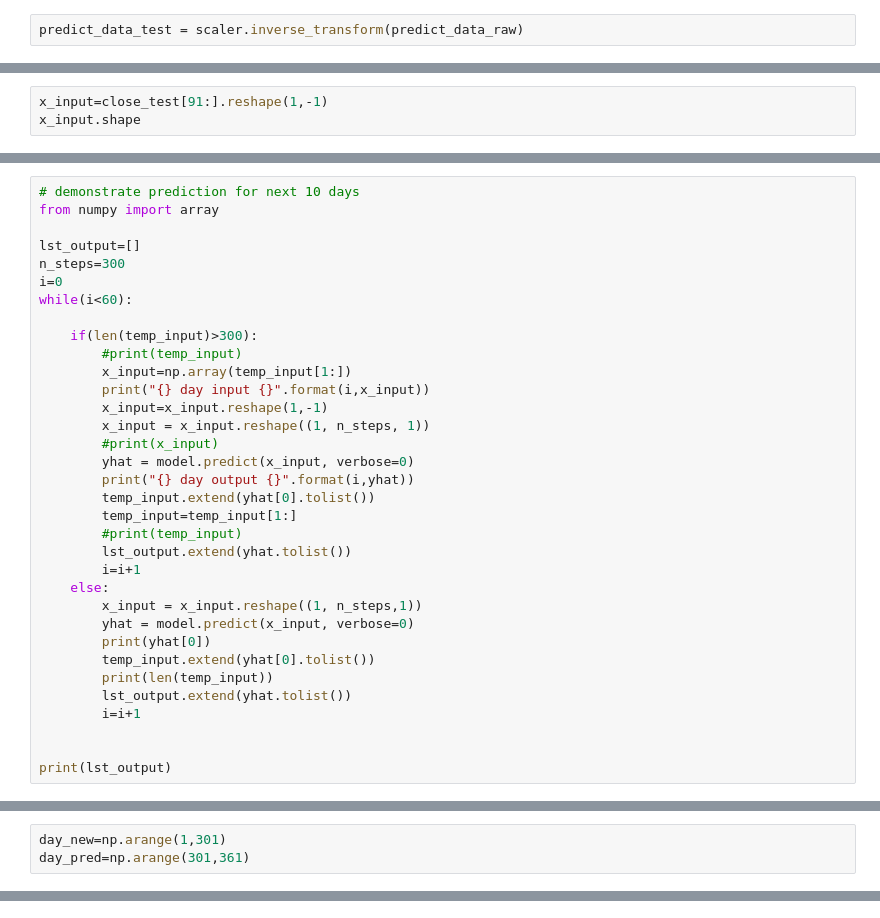
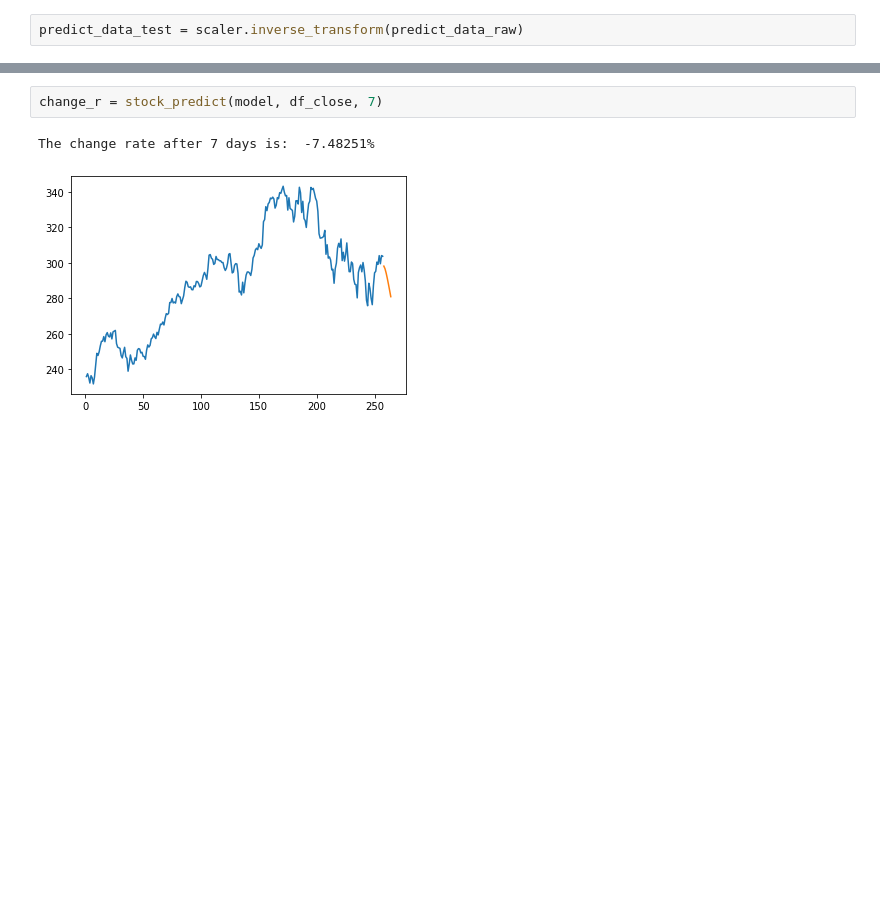
Before and after one commit to petertangzeren/CSIT998-StockMarketPrediction, a Jupyter notebook: Stock Price.ipynb, the cells around one changed output, grey strips where cells are left out. Cells and saved outputs as stored; diff of their text form; blank space fills up the shorter version.

Commit message:
Create a function to take model, close data and prediction days as the parametres to predict

```diff
--- a/Stock Price.ipynb
+++ b/Stock Price.ipynb
@@ -175,3 +170,0 @@ len(close_test)
-# %%
-x_input=close_test[91:].reshape(1,-1)
-x_input.shape
@@ -183,34 +170,0 @@ temp_input=temp_input[0].tolist()
-# %%
-# demonstrate prediction for next 10 days
-from numpy import array
-
-lst_output=[]
-n_steps=300
-i=0
-while(i<60):
-
-    if(len(temp_input)>300):
-        #print(temp_input)
-        x_input=np.array(temp_input[1:])
-        print("{} day input {}".format(i,x_input))
-        x_input=x_input.reshape(1,-1)
-        x_input = x_input.reshape((1, n_steps, 1))
-        #print(x_input)
-        yhat = model.predict(x_input, verbose=0)
-        print("{} day output {}".format(i,yhat))
-        temp_input.extend(yhat[0].tolist())
-        temp_input=temp_input[1:]
-        #print(temp_input)
-        lst_output.extend(yhat.tolist())
-        i=i+1
-    else:
-        x_input = x_input.reshape((1, n_steps,1))
-        yhat = model.predict(x_input, verbose=0)
-        print(yhat[0])
-        temp_input.extend(yhat[0].tolist())
-        print(len(temp_input))
-        lst_output.extend(yhat.tolist())
-        i=i+1
-
-
-print(lst_output)
@@ -239,3 +170,0 @@ len(df_close)
-# %%
-day_new=np.arange(1,301)
-day_pred=np.arange(301,361)
@@ -247,0 +230,5 @@ plt.plot(day_pred,scaler.inverse_transform(lst_output))
+# %%
+change_r = stock_predict(model, df_close, 7)
+# %% [output]
+The change rate after 7 days is:  -7.48251%
+[figure, added]
```
Also changed, not shown: parts of 16 cells of this notebook, 1 other file.
